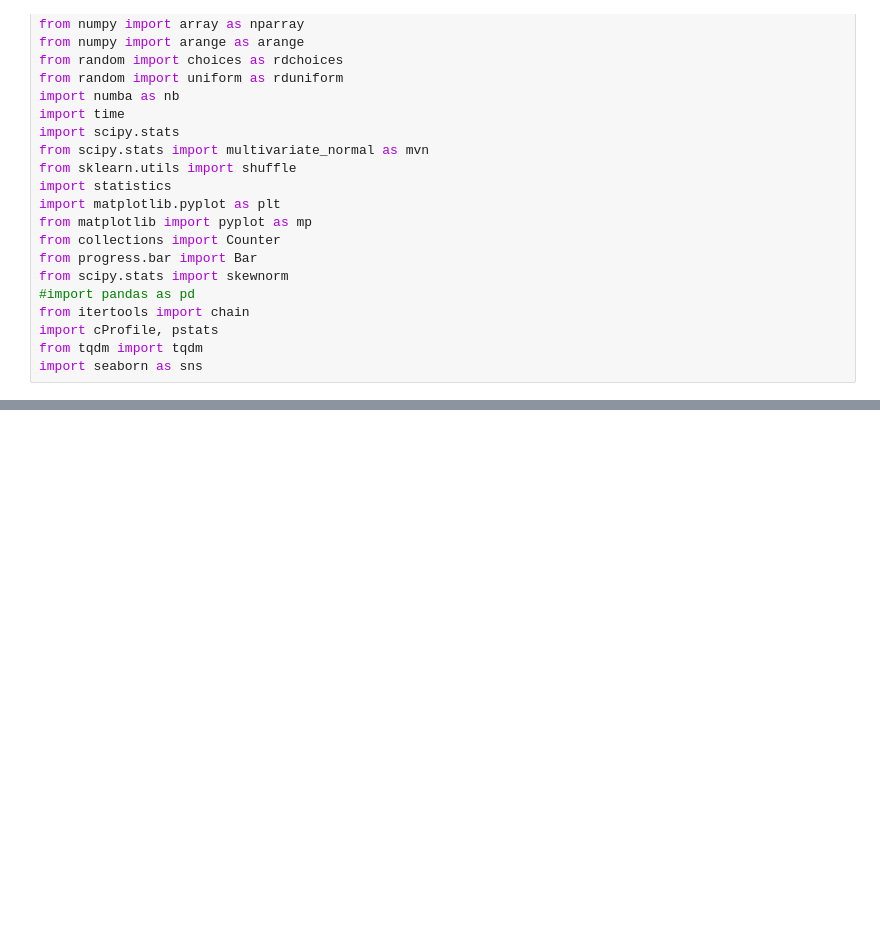
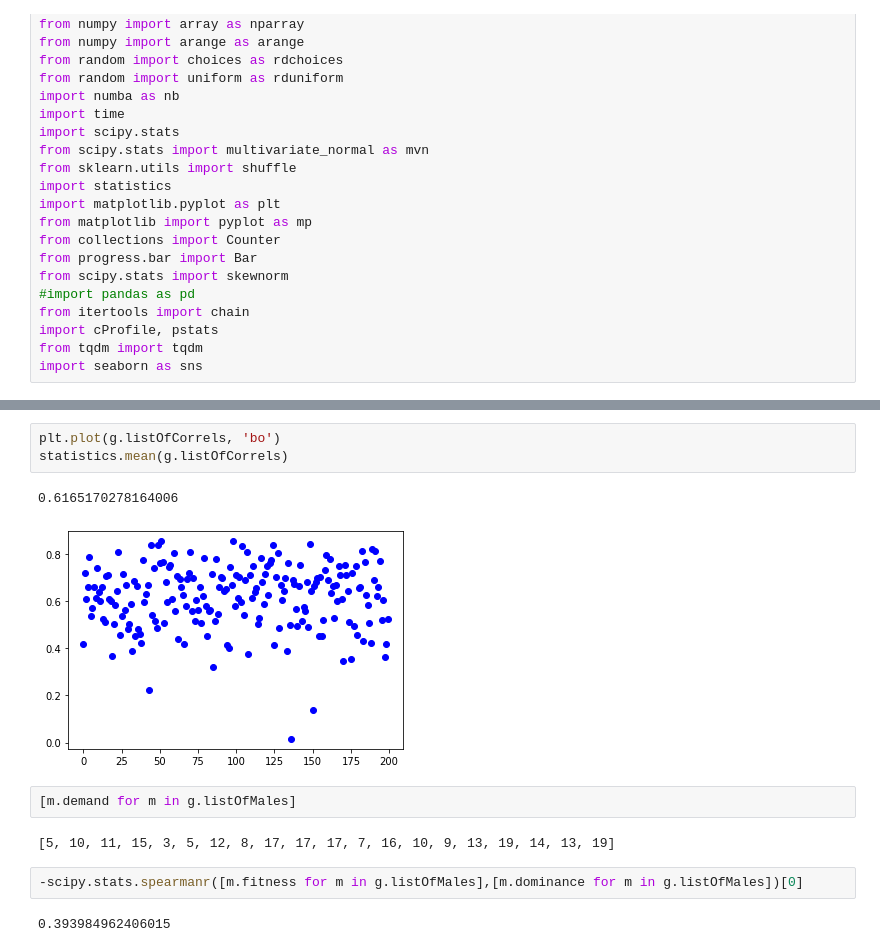
Before and after one commit to kevinrosenfield/FertilitySignalsABM, a Jupyter notebook: ReproductiveSkewSimulations.ipynb, the cells around one changed output, grey strips where cells are left out. Saved outputs shown, nothing was run; the diff lists cells and outputs as text; blank space fills up the shorter version.

```diff
--- a/ReproductiveSkewSimulations.ipynb
+++ b/ReproductiveSkewSimulations.ipynb
@@ -235,0 +449,14 @@ g.go()
+# %%
+plt.plot(g.listOfCorrels, 'bo')
+statistics.mean(g.listOfCorrels)
+# %% [output]
+0.6165170278164006
+[figure, added]
+# %%
+[m.demand for m in g.listOfMales]
+# %% [output]
+[5, 10, 11, 15, 3, 5, 12, 8, 17, 17, 17, 7, 16, 10, 9, 13, 19, 14, 13, 19]
+# %%
+-scipy.stats.spearmanr([m.fitness for m in g.listOfMales],[m.dominance for m in g.listOfMales])[0]
+# %% [output]
+0.393984962406015
```
Also changed, not shown: parts of 19 cells of this notebook.
